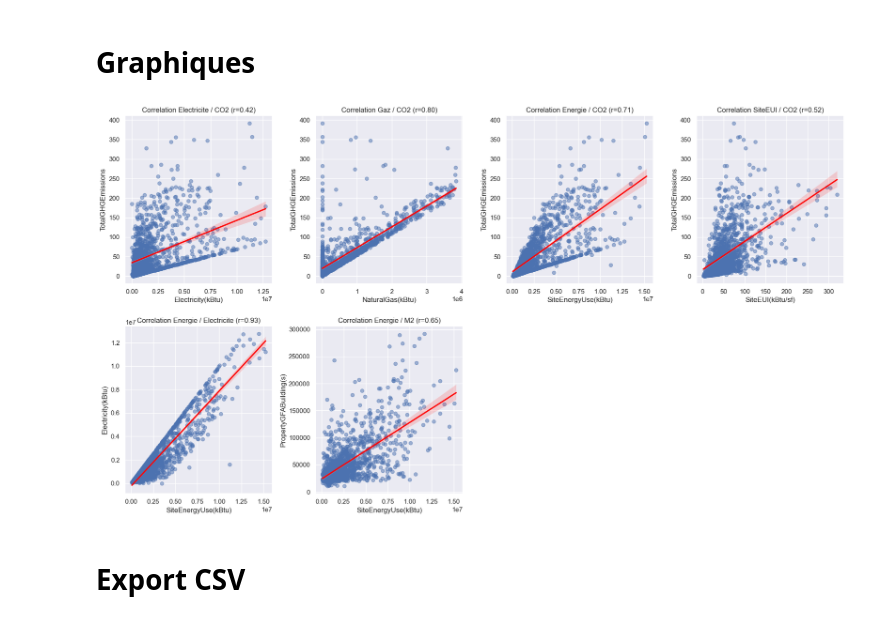
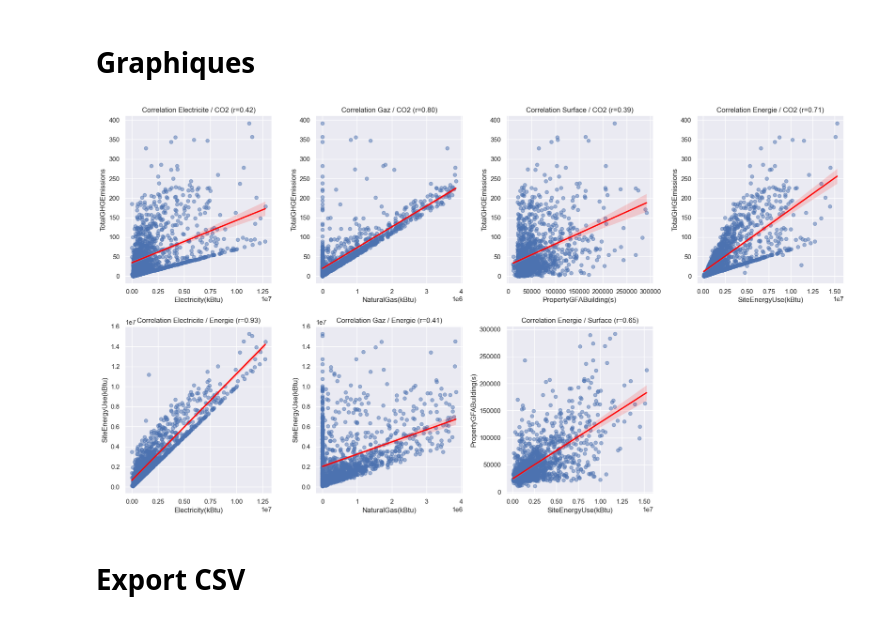
Before and after one commit to ticoraph/PredictDataBuilding, a Jupyter notebook: 1_Analyse_Exploratoire.ipynb, the cells around one changed output. Cells and saved outputs as stored; diff of their text form; code cells hidden in the pictures.

```diff
--- a/1_Analyse_Exploratoire.ipynb
+++ b/1_Analyse_Exploratoire.ipynb
@@ -366,46 +366,51 @@ plt.show()
 # %%
 fig, axes = plt.subplots(2, 4, figsize=(18, 10))
 
 # Scatter Electricité / CO2
 r, p = pearsonr(bc['Electricity(kBtu)'], bc['TotalGHGEmissions'])
 sns.regplot(x='Electricity(kBtu)', y='TotalGHGEmissions', data=bc, ax=axes[0, 0], scatter_kws={'alpha':0.5}, line_kws={'color':'red'})
 axes[0, 0].set_title(f"Correlation Electricite / CO2 (r={r:.2f})")
 
 # Scatter Gaz / CO2
 r, p = pearsonr(bc['NaturalGas(kBtu)'], bc['TotalGHGEmissions'])
 sns.regplot(x='NaturalGas(kBtu)', y='TotalGHGEmissions', data=bc, ax=axes[0, 1], scatter_kws={'alpha':0.5}, line_kws={'color':'red'})
 axes[0, 1].set_title(f"Correlation Gaz / CO2 (r={r:.2f})")
 
+# Scatter Surface / CO2
+r, p = pearsonr(bc['PropertyGFABuilding(s)'], bc['TotalGHGEmissions'])
+sns.regplot(x='PropertyGFABuilding(s)', y='TotalGHGEmissions', data=bc, ax=axes[0, 2], scatter_kws={'alpha':0.5}, line_kws={'color':'red'})
+axes[0, 2].set_title(f"Correlation Surface / CO2 (r={r:.2f})")
+
 # Scatter Energie / CO2
 r, p = pearsonr(bc['SiteEnergyUse(kBtu)'], bc['TotalGHGEmissions'])
-sns.regplot(x='SiteEnergyUse(kBtu)', y='TotalGHGEmissions', data=bc, ax=axes[0, 2], scatter_kws={'alpha':0.5}, line_kws={'color':'red'})
-axes[0, 2].set_title(f"Correlation Energie / CO2 (r={r:.2f})")
-
-# Scatter EUI / CO2
-r, p = pearsonr(bc['SiteEUI(kBtu/sf)'], bc['TotalGHGEmissions'])
-sns.regplot(x='SiteEUI(kBtu/sf)', y='TotalGHGEmissions', data=bc, ax=axes[0, 3], scatter_kws={'alpha':0.5}, line_kws={'color':'red'})
-axes[0, 3].set_title(f"Correlation SiteEUI / CO2 (r={r:.2f})")
+sns.regplot(x='SiteEnergyUse(kBtu)', y='TotalGHGEmissions', data=bc, ax=axes[0, 3], scatter_kws={'alpha':0.5}, line_kws={'color':'red'})
+axes[0, 3].set_title(f"Correlation Energie / CO2 (r={r:.2f})")
 
 #############################
 
-# Scatter M2 / Electricity
-r, p = pearsonr(bc['SiteEnergyUse(kBtu)'], bc['Electricity(kBtu)'])
-sns.regplot(x='SiteEnergyUse(kBtu)', y='Electricity(kBtu)', data=bc, ax=axes[1, 0], scatter_kws={'alpha':0.5}, line_kws={'color':'red'})
-axes[1, 0].set_title(f"Correlation Energie / Electricite (r={r:.2f})")
+# Scatter Electricite / Energie
+r, p = pearsonr(bc['Electricity(kBtu)'], bc['SiteEnergyUse(kBtu)'])
+sns.regplot(x='Electricity(kBtu)', y='SiteEnergyUse(kBtu)', data=bc, ax=axes[1, 0], scatter_kws={'alpha':0.5}, line_kws={'color':'red'})
+axes[1, 0].set_title(f"Correlation Electricite / Energie (r={r:.2f})")
 
-# Scatter SiteEnergy / M2
+# Scatter Gaz / Energie
+r, p = pearsonr(bc['NaturalGas(kBtu)'], bc['SiteEnergyUse(kBtu)'])
+sns.regplot(x='NaturalGas(kBtu)', y='SiteEnergyUse(kBtu)', data=bc, ax=axes[1, 1], scatter_kws={'alpha':0.5}, line_kws={'color':'red'})
+axes[1, 1].set_title(f"Correlation Gaz / Energie (r={r:.2f})")
+
+# Scatter Surface / Energie
 r, p = pearsonr(bc['SiteEnergyUse(kBtu)'], bc['PropertyGFABuilding(s)'])
-sns.regplot(x='SiteEnergyUse(kBtu)', y='PropertyGFABuilding(s)', data=bc, ax=axes[1, 1], scatter_kws={'alpha':0.5}, line_kws={'color':'red'})
-axes[1, 1].set_title(f"Correlation Energie / M2 (r={r:.2f})")
-
-axes[1, 2].axis("off")
+sns.regplot(x='SiteEnergyUse(kBtu)', y='PropertyGFABuilding(s)', data=bc, ax=axes[1, 2], scatter_kws={'alpha':0.5}, line_kws={'color':'red'})
+axes[1, 2].set_title(f"Correlation Surface / Energie (r={r:.2f})")
 
 axes[1, 3].axis("off")
 
+
+
 plt.tight_layout()
 plt.show()
 # %% [output]
-[figure, old version]
+[figure, new version]
 # %% [markdown]
 # Export CSV
 # %%
```
Also changed, not shown: parts of 1 cell of this notebook, 4 other files.
